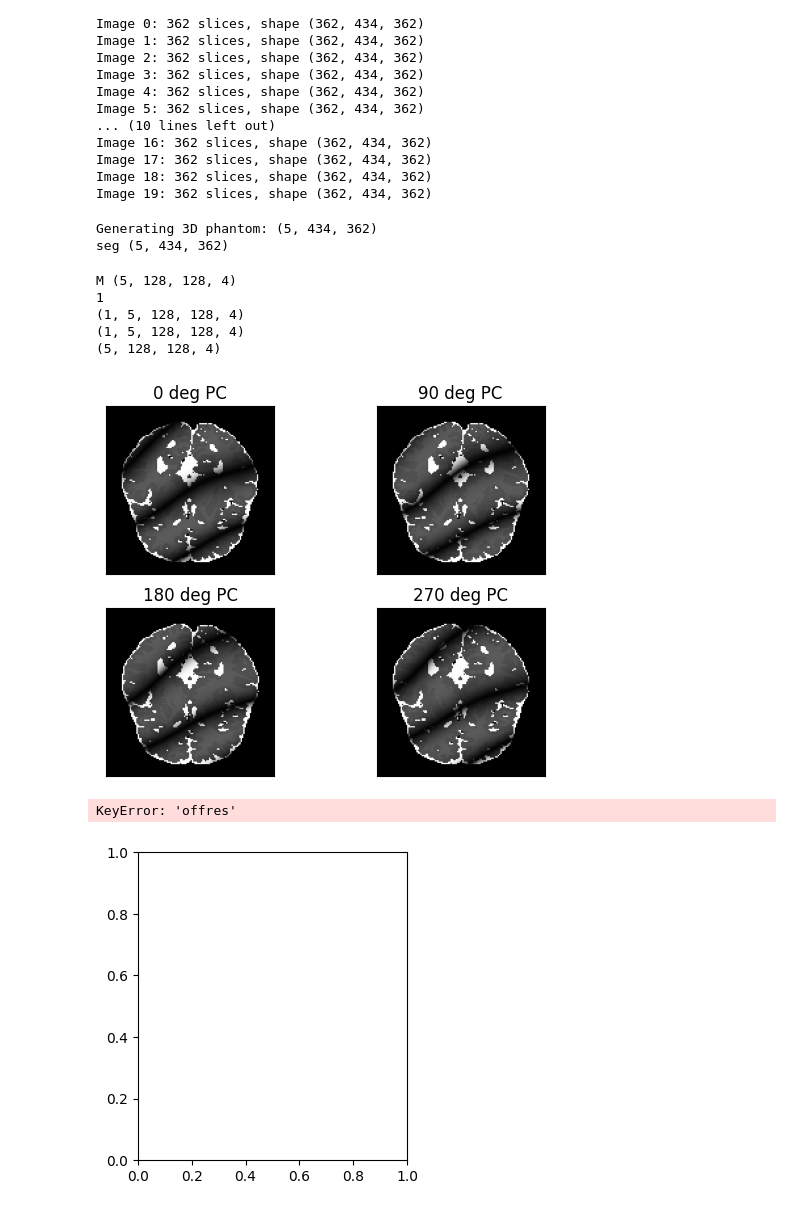
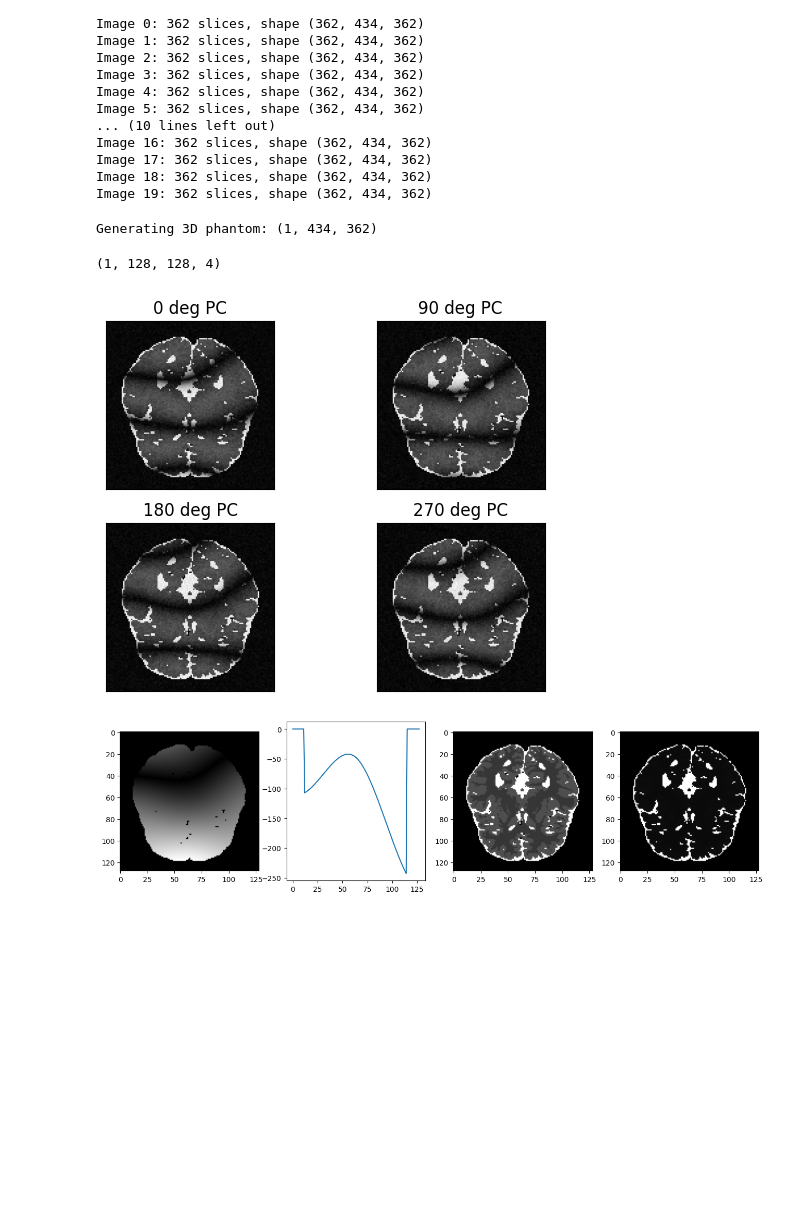
Before and after one commit to michaelmendoza/mssfp, a Jupyter notebook: notebooks/2b_brain_phantom.ipynb, the cells around one changed output. Saved outputs shown, nothing was run; the diff lists cells and outputs as text; code cells hidden in the pictures; blank space fills up the shorter version.

```diff
--- a/notebooks/2b_brain_phantom.ipynb
+++ b/notebooks/2b_brain_phantom.ipynb
@@ -32,31 +32,25 @@ Image 17: 362 slices, shape (362, 434, 362)
 Image 18: 362 slices, shape (362, 434, 362)
 Image 19: 362 slices, shape (362, 434, 362)
 # %%
-data = generate_ssfp_dataset(phantom_type='brain', shape=128, npcs=4, f=500, alpha=np.deg2rad(60), sigma=0, data_indices=[(0,1), 150], useRotate=True, useDeform=True)
+data = generate_ssfp_dataset(phantom_type='brain', shape=128, npcs=4, f=500, alpha=np.deg2rad(60), sigma=0.01, data_indices=[(0,1), 150], useRotate=True, useDeform=True, offres_sigma=0, offres_offset=250)
 print(data['M'].shape)
 plot_dataset(data['M'], slice=0)
 # %% [output]
-Generating 3D phantom: (5, 434, 362)
-seg (5, 434, 362)
+Generating 3D phantom: (1, 434, 362)
-M (5, 128, 128, 4)
-1
-(1, 5, 128, 128, 4)
-(1, 5, 128, 128, 4)
-(5, 128, 128, 4)
+(1, 128, 128, 4)
-[figure, old version]
+[figure, new version]
 # %%
 plt.figure(figsize=(16, 4))
 plt.subplot(1, 4, 1)
-plt.imshow(np.abs(data['offres'][0]))
+plt.imshow(np.abs(data['fieldmap'][0]))
 plt.subplot(1, 4, 2)
-plt.plot(data['offres'][0][50,:])
+plt.plot(data['fieldmap'][0][50,:])
 plt.subplot(1, 4, 3)
-plt.imshow(np.abs(data['t1_map'][0]))
+plt.imshow(np.abs(data['t1'][0]))
 plt.subplot(1, 4, 4)
-plt.imshow(np.abs(data['t2_map'][0]))
+plt.imshow(np.abs(data['t2'][0]))
 plt.show()
 # %% [output]
-KeyError: 'offres'
-[figure, old version]
+[figure, new version]
 # %%
 slice = 0
```
Also changed, not shown: parts of 3 cells of this notebook, 2 other files.
